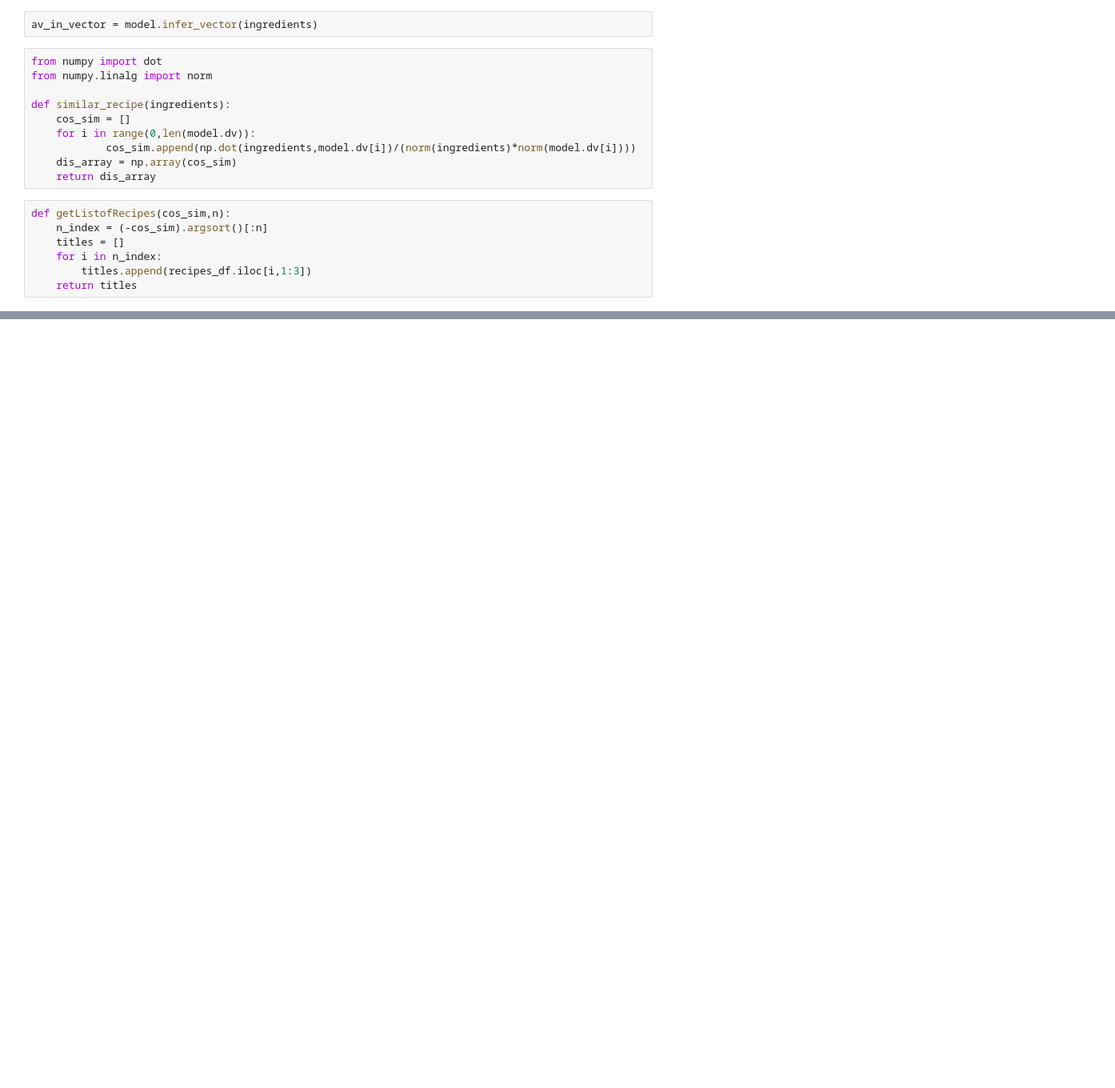
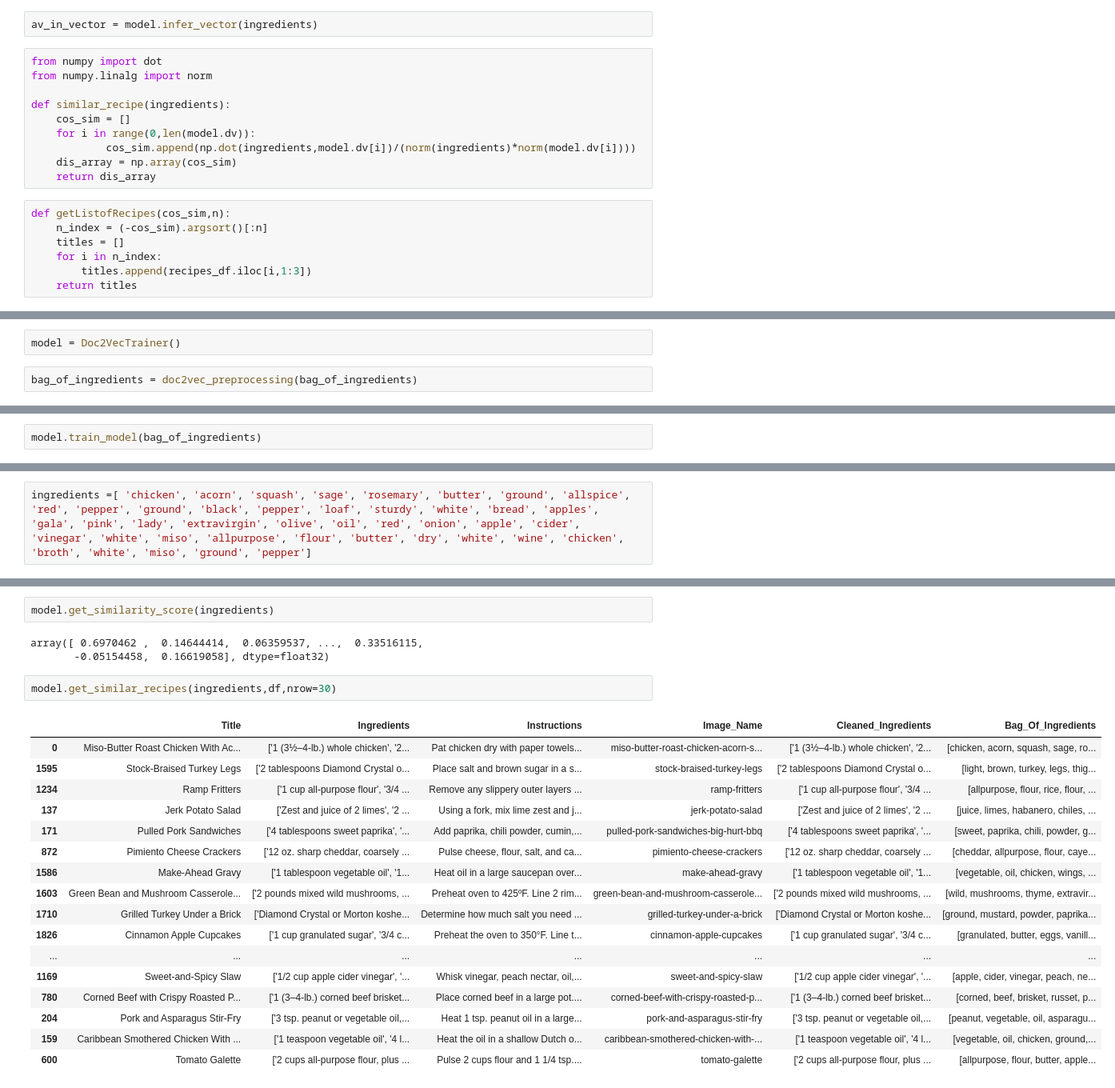
Before and after one commit to denwychan/wots_cookin, a Jupyter notebook: notebooks/doc2vec_test.ipynb, the cells around one changed output, grey strips where cells are left out. Shown: that part at 80% size. Cells and saved outputs as stored; diff of their text form; blank space fills up the shorter version.

```diff
--- a/notebooks/doc2vec_test.ipynb
+++ b/notebooks/doc2vec_test.ipynb
@@ -84,0 +137,4 @@ pd.DataFrame(getListofRecipes(similar_recipe(av_in_vector),10))
+# %%
+model = Doc2VecTrainer()
+# %%
+bag_of_ingredients = doc2vec_preprocessing(bag_of_ingredients)
@@ -84,0 +145,2 @@ pd.DataFrame(getListofRecipes(similar_recipe(av_in_vector),10))
+# %%
+model.train_model(bag_of_ingredients)
@@ -84,0 +155,2 @@ pd.DataFrame(getListofRecipes(similar_recipe(av_in_vector),10))
+# %%
+ingredients =[ 'chicken', 'acorn', 'squash', 'sage', 'rosemary', 'butter', 'ground', 'allspice', 'red', 'pepper', 'ground', 'black', 'pepper', 'loaf', 'sturdy', 'white', 'bread', 'apples', 'gala', 'pink', 'lady', 'extravirgin', 'olive', 'oil', 'red', 'onion', 'apple', 'cider', 'vinegar', 'white', 'miso', 'allpurpose', 'flour', 'butter', 'dry', 'white', 'wine', 'chicken', 'broth', 'white', 'miso', 'ground', 'pepper']
@@ -84,0 +171,25 @@ pd.DataFrame(getListofRecipes(similar_recipe(av_in_vector),10))
+# %%
+model.get_similarity_score(ingredients)
+# %% [output]
+array([ 0.6970462 ,  0.14644414,  0.06359537, ...,  0.33516115,
+       -0.05154458,  0.16619058], dtype=float32)
+# %%
+model.get_similar_recipes(ingredients,df,nrow=30)
+# %% [output]
+|  | Title | Ingredients | Instructions | Image_Name | Cleaned_Ingredients | Bag_Of_Ingredients |
+| 0 | Miso-Butter Roast Chicken With Ac... | ['1 (3½–4-lb.) whole chicken', '2... | Pat chicken dry with paper towels... | miso-butter-roast-chicken-acorn-s... | ['1 (3½–4-lb.) whole chicken', '2... | [chicken, acorn, squash, sage, ro... |
+| 1595 | Stock-Braised Turkey Legs | ['2 tablespoons Diamond Crystal o... | Place salt and brown sugar in a s... | stock-braised-turkey-legs | ['2 tablespoons Diamond Crystal o... | [light, brown, turkey, legs, thig... |
+| 1234 | Ramp Fritters | ['1 cup all-purpose flour', '3/4 ... | Remove any slippery outer layers ... | ramp-fritters | ['1 cup all-purpose flour', '3/4 ... | [allpurpose, flour, rice, flour, ... |
+| 137 | Jerk Potato Salad | ['Zest and juice of 2 limes', '2 ... | Using a fork, mix lime zest and j... | jerk-potato-salad | ['Zest and juice of 2 limes', '2 ... | [juice, limes, habanero, chiles, ... |
+| 171 | Pulled Pork Sandwiches | ['4 tablespoons sweet paprika', '... | Add paprika, chili powder, cumin,... | pulled-pork-sandwiches-big-hurt-bbq | ['4 tablespoons sweet paprika', '... | [sweet, paprika, chili, powder, g... |
+| 872 | Pimiento Cheese Crackers | ['12 oz. sharp cheddar, coarsely ... | Pulse cheese, flour, salt, and ca... | pimiento-cheese-crackers | ['12 oz. sharp cheddar, coarsely ... | [cheddar, allpurpose, flour, caye... |
+| 1586 | Make-Ahead Gravy | ['1 tablespoon vegetable oil', '1... | Heat oil in a large saucepan over... | make-ahead-gravy | ['1 tablespoon vegetable oil', '1... | [vegetable, oil, chicken, wings, ... |
+| 1603 | Green Bean and Mushroom Casserole... | ['2 pounds mixed wild mushrooms, ... | Preheat oven to 425ºF. Line 2 rim... | green-bean-and-mushroom-casserole... | ['2 pounds mixed wild mushrooms, ... | [wild, mushrooms, thyme, extravir... |
+| 1710 | Grilled Turkey Under a Brick | ['Diamond Crystal or Morton koshe... | Determine how much salt you need ... | grilled-turkey-under-a-brick | ['Diamond Crystal or Morton koshe... | [ground, mustard, powder, paprika... |
+| 1826 | Cinnamon Apple Cupcakes | ['1 cup granulated sugar', '3/4 c... | Preheat the oven to 350°F. Line t... | cinnamon-apple-cupcakes | ['1 cup granulated sugar', '3/4 c... | [granulated, butter, eggs, vanill... |
+| ... | ... | ... | ... | ... | ... | ... |
+| 1169 | Sweet-and-Spicy Slaw | ['1/2 cup apple cider vinegar', '... | Whisk vinegar, peach nectar, oil,... | sweet-and-spicy-slaw | ['1/2 cup apple cider vinegar', '... | [apple, cider, vinegar, peach, ne... |
+| 780 | Corned Beef with Crispy Roasted P... | ['1 (3–4-lb.) corned beef brisket... | Place corned beef in a large pot.... | corned-beef-with-crispy-roasted-p... | ['1 (3–4-lb.) corned beef brisket... | [corned, beef, brisket, russet, p... |
+| 204 | Pork and Asparagus Stir-Fry | ['3 tsp. peanut or vegetable oil,... | Heat 1 tsp. peanut oil in a large... | pork-and-asparagus-stir-fry | ['3 tsp. peanut or vegetable oil,... | [peanut, vegetable, oil, asparagu... |
+| 159 | Caribbean Smothered Chicken With ... | ['1 teaspoon vegetable oil', '4 l... | Heat the oil in a shallow Dutch o... | caribbean-smothered-chicken-with-... | ['1 teaspoon vegetable oil', '4 l... | [vegetable, oil, chicken, ground,... |
+| 600 | Tomato Galette | ['2 cups all-purpose flour, plus ... | Pulse 2 cups flour and 1 1/4 tsp.... | tomato-galette | ['2 cups all-purpose flour, plus ... | [allpurpose, flour, butter, apple... |
```
Also changed, not shown: parts of 17 cells of this notebook, 2 other files.
